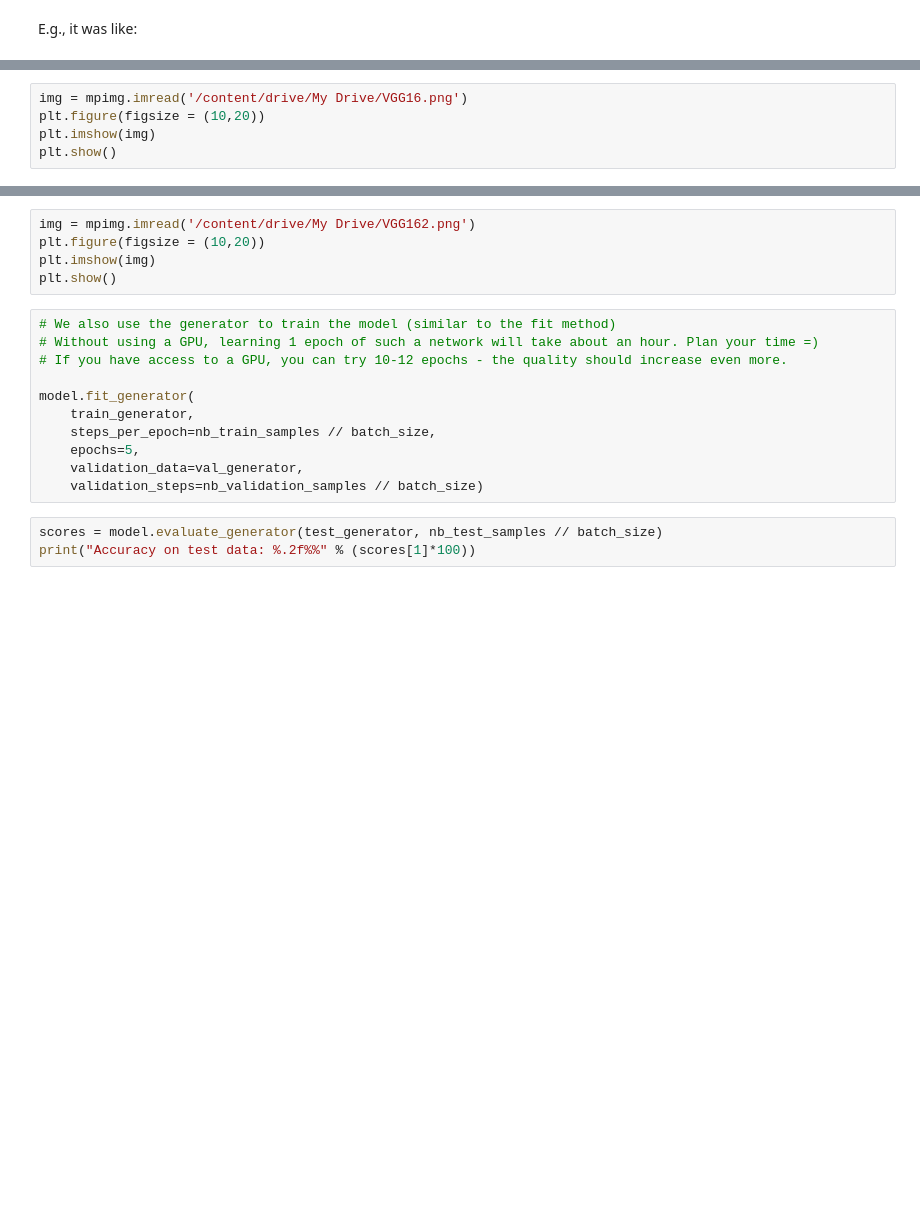
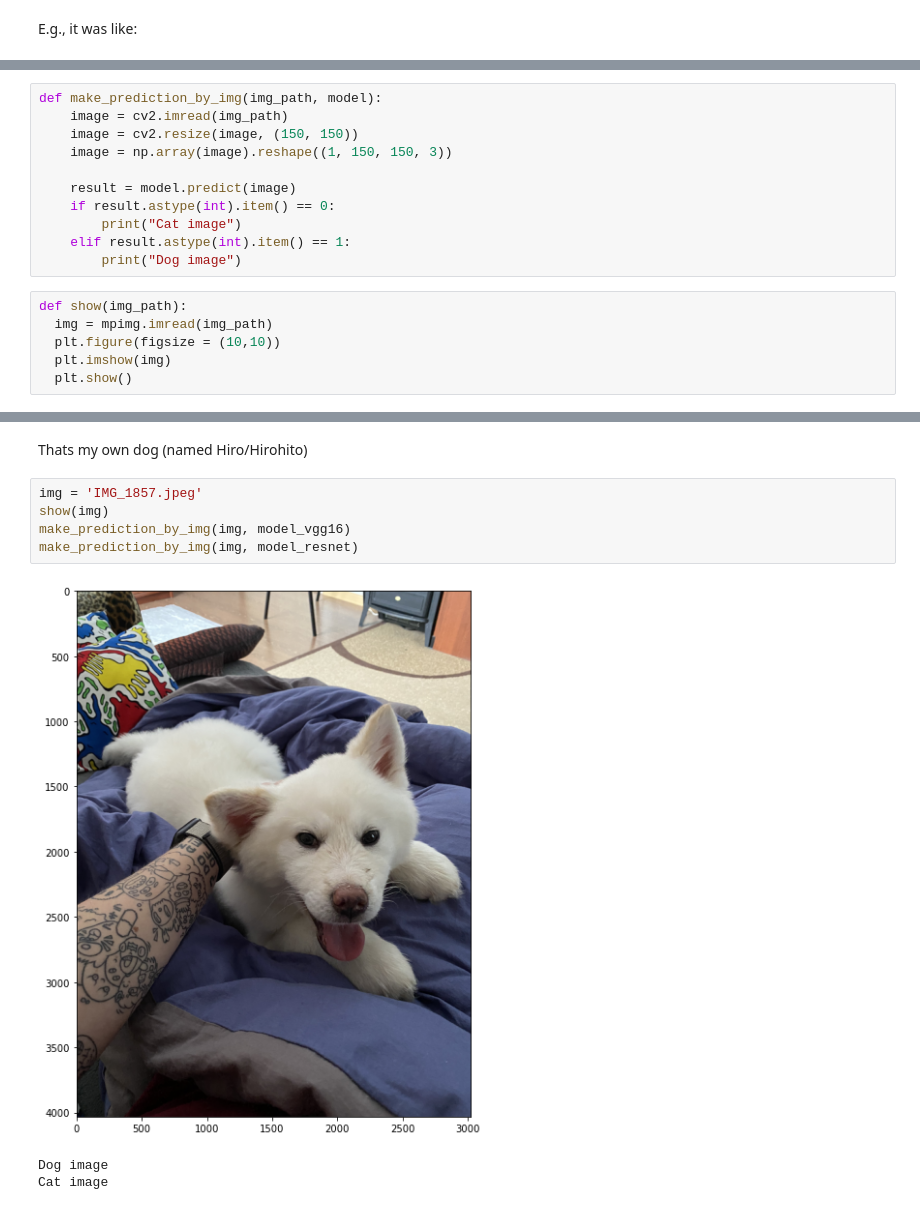
Before and after one commit to zer0deck/MLT, a Jupyter notebook: Lab_5/task5.ipynb, the cells around one changed output, grey strips where cells are left out. Saved outputs shown, nothing was run; the diff lists cells and outputs as text; blank space fills up the shorter version.

```diff
--- a/Lab_5/task5.ipynb
+++ b/Lab_5/task5.ipynb
@@ -223,5 +413,17 @@ E.g., it was like:
+# %%
+def make_prediction_by_img(img_path, model):
+    image = cv2.imread(img_path)
+    image = cv2.resize(image, (150, 150))
+    image = np.array(image).reshape((1, 150, 150, 3))
+
+    result = model.predict(image)
+    if result.astype(int).item() == 0:
+        print("Cat image")
+    elif result.astype(int).item() == 1:
+        print("Dog image")
 # %%
-img = mpimg.imread('/content/drive/My Drive/VGG16.png')
-plt.figure(figsize = (10,20))
-plt.imshow(img)
-plt.show()
+def show(img_path):
+  img = mpimg.imread(img_path)
+  plt.figure(figsize = (10,10))
+  plt.imshow(img)
+  plt.show()
@@ -230,19 +430,11 @@ and it becomes:
-# %%
-img = mpimg.imread('/content/drive/My Drive/VGG162.png')
-plt.figure(figsize = (10,20))
-plt.imshow(img)
-plt.show()
-# %%
-# We also use the generator to train the model (similar to the fit method)
-# Without using a GPU, learning 1 epoch of such a network will take about an hour. Plan your time =)
-# If you have access to a GPU, you can try 10-12 epochs - the quality should increase even more.
-
-model.fit_generator(
-    train_generator,
-    steps_per_epoch=nb_train_samples // batch_size,
-    epochs=5,
-    validation_data=val_generator,
-    validation_steps=nb_validation_samples // batch_size)
-# %%
-scores = model.evaluate_generator(test_generator, nb_test_samples // batch_size)
-print("Accuracy on test data: %.2f%%" % (scores[1]*100))
+# %% [markdown]
+Thats my own dog (named Hiro/Hirohito)
+# %%
+img = 'IMG_1857.jpeg'
+show(img)
+make_prediction_by_img(img, model_vgg16)
+make_prediction_by_img(img, model_resnet)
+# %% [output]
+[figure, added]
+Dog image
+Cat image
```
Also changed, not shown: parts of 25 cells of this notebook, 1 other file.
